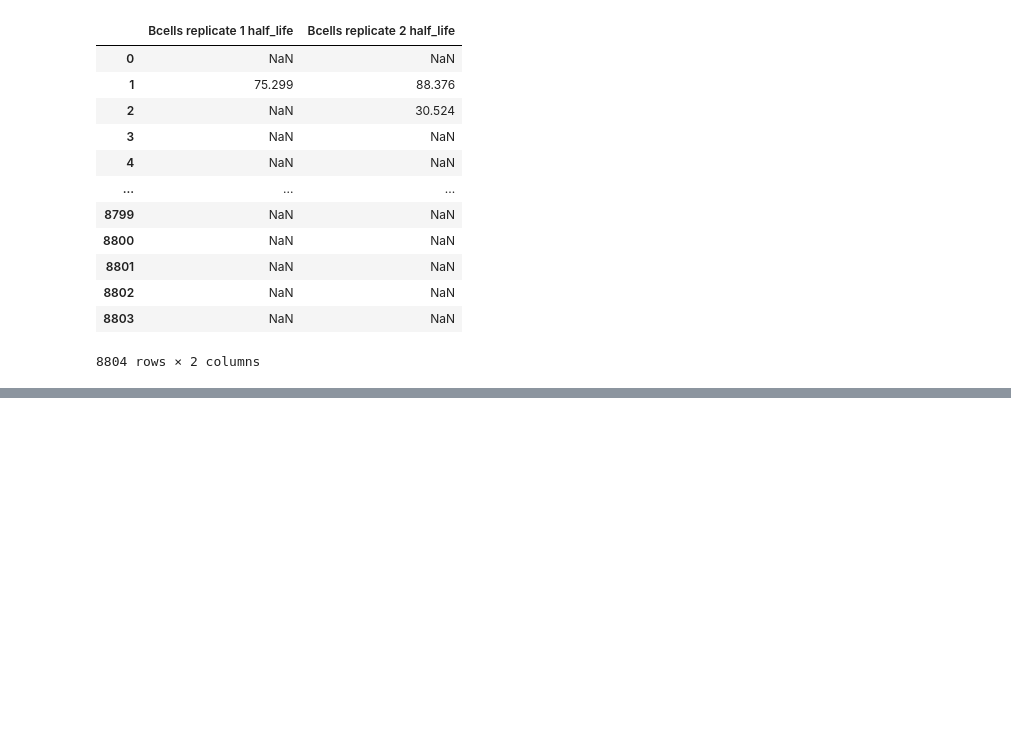
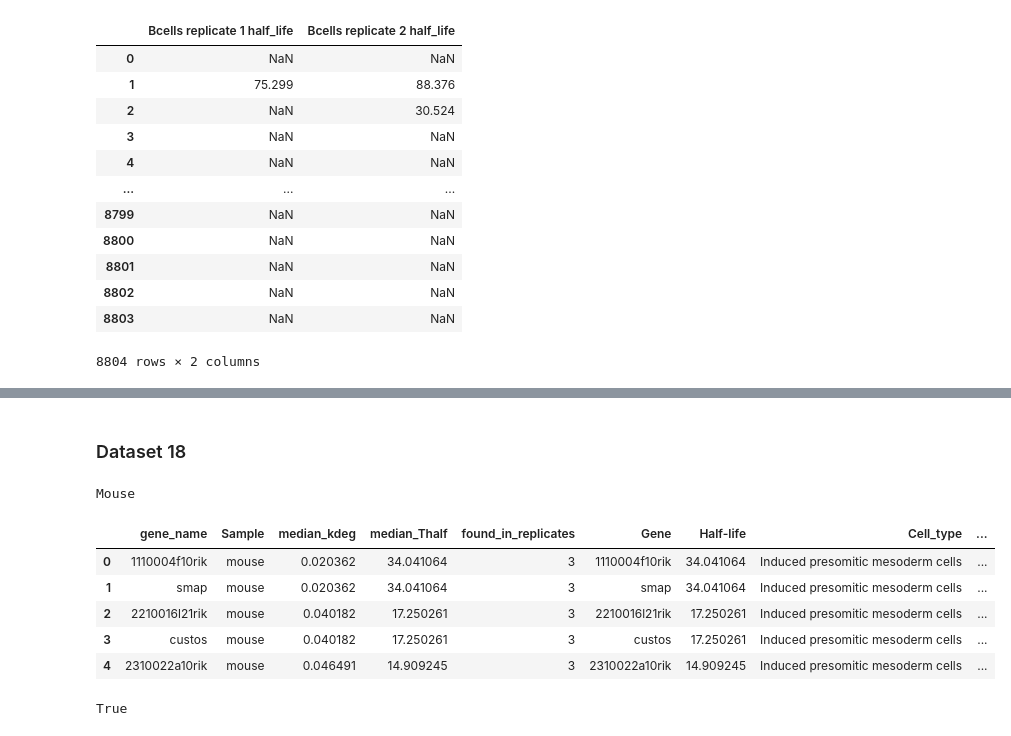
Before and after one commit to reliscu/experimental_parameters, a Jupyter notebook: format_half-life_data.ipynb, the cells around one changed output, grey strips where cells are left out. Drawn from its saved outputs; the diff is of its cells as text; code cells hidden in the pictures; blank space fills up the shorter version.

```diff
--- a/format_half-life_data.ipynb
+++ b/format_half-life_data.ipynb
@@ -364,0 +840,45 @@ data10.head()
+# %% [markdown]
+### Dataset 18
+# %%
+# Subset to mouse data
+
+idx = 17
+data17 = pd.read_csv(legend1.loc[idx, 'Path'])
+print(legend1.loc[idx, 'Species'])
+data17 = data17[data17['Sample'].str.contains('mouse$', regex=True)]
+
+# Separate genes with multiple entries
+data17['gene_name'] = data17['gene_name'].str.split('|')
+data17 = data17.explode('gene_name')
+data17['gene_name'] = data17['gene_name'].str.strip()
+data17 = data17.reset_index(drop=True)
+
+# Standardize columns
+data17['Gene'] = data17['gene_name']
+data17['Half-life'] = data17['median_Thalf']
+data17['Cell_type'] = legend1.loc[idx, 'Cell_type']
+data17['Method'] = legend1.loc[idx, 'Method']
+data17['Species'] = legend1.loc[idx, 'Species']
+
+data17.head()
+# %% [output]
+Mouse
+|  | gene_name | Sample | median_kdeg | median_Thalf | found_in_replicates | Gene | Half-life | Cell_type | ... |
+| 0 | 1110004f10rik | mouse | 0.020362 | 34.041064 | 3 | 1110004f10rik | 34.041064 | Induced presomitic mesoderm cells | ... |
+| 1 | smap | mouse | 0.020362 | 34.041064 | 3 | smap | 34.041064 | Induced presomitic mesoderm cells | ... |
+| 2 | 2210016l21rik | mouse | 0.040182 | 17.250261 | 3 | 2210016l21rik | 17.250261 | Induced presomitic mesoderm cells | ... |
+| 3 | custos | mouse | 0.040182 | 17.250261 | 3 | custos | 17.250261 | Induced presomitic mesoderm cells | ... |
+| 4 | 2310022a10rik | mouse | 0.046491 | 14.909245 | 3 | 2310022a10rik | 14.909245 | Induced presomitic mesoderm cells | ... |
+# %%
+data17['Study'] = re.sub("_.*", "", legend1.loc[idx, 'File'])
+
+# Misc clean up
+data17 = data17[~pd.isna(data17['Half-life'])]
+print(pd.to_numeric(data17['Half-life'], errors='coerce').notna().all())
+data17.head()
+
+data17 = data17.loc[:, std_columns]
+save_as = re.sub(".csv", "", legend1.loc[idx, 'Path']) + "_" + legend1.loc[idx, 'Species'] + "_" + re.sub(" ", "_", legend1.loc[idx, 'Cell_type']) + "_standardized.csv"
+data17.to_csv(save_as, index=False)
+# %% [output]
+True
```
Also changed, not shown: parts of 82 cells of this notebook.
